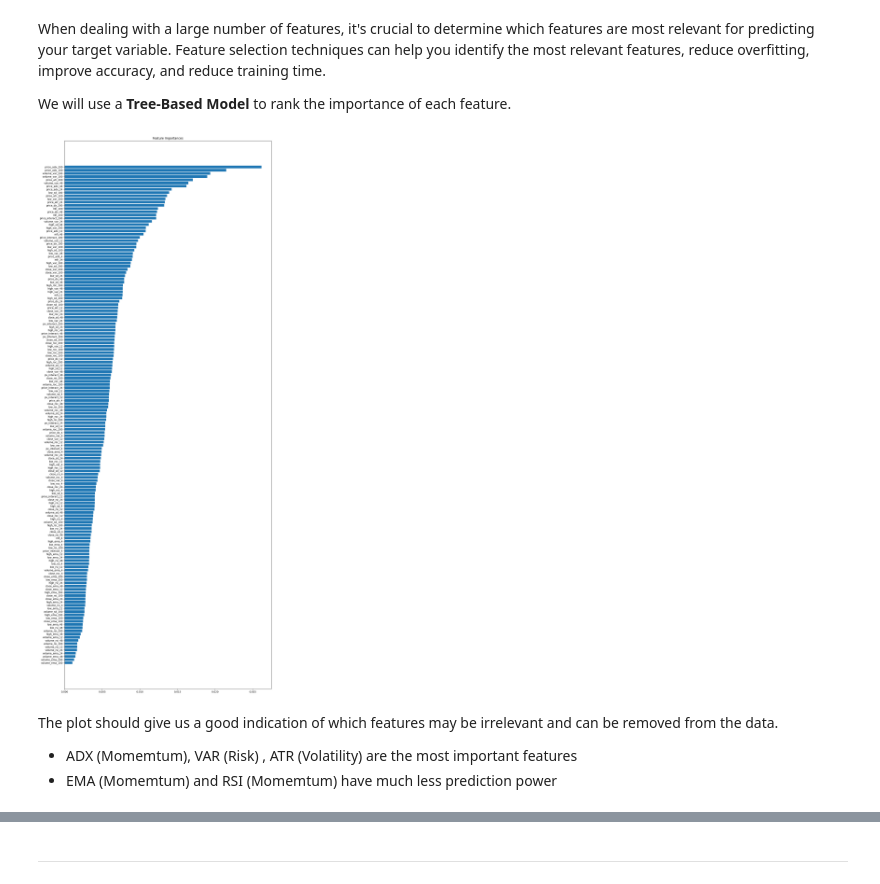
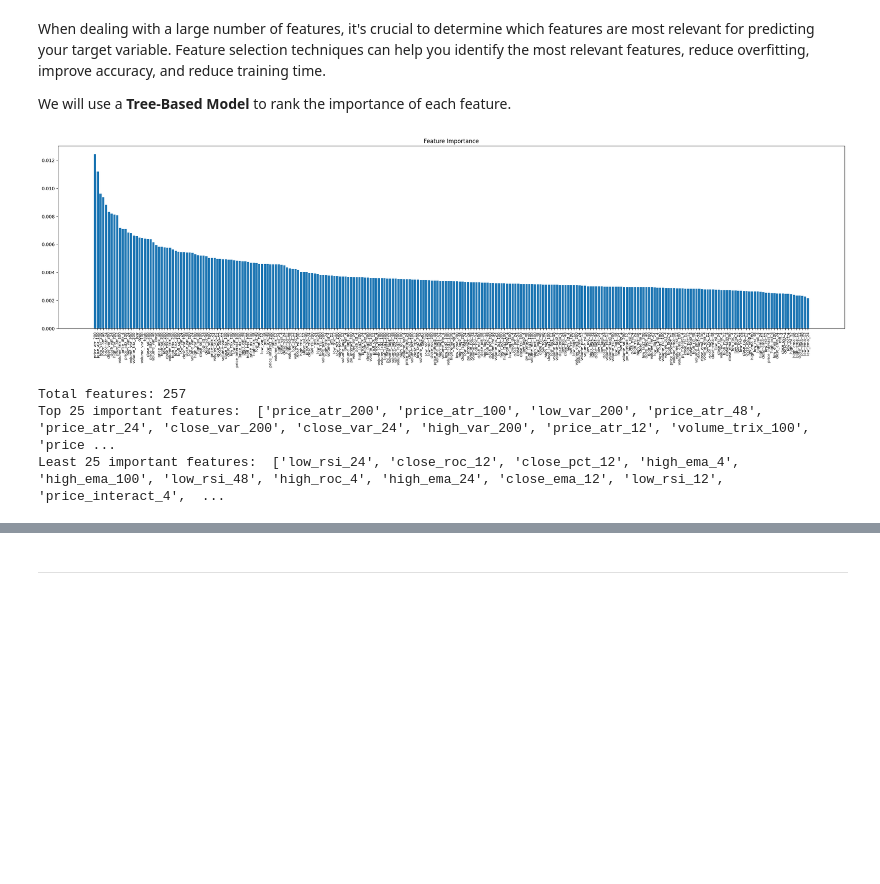
Before and after one commit to natapone/btc_live_price_prediction, a Jupyter notebook: 02_feature_eng_and_model.ipynb, the cells around one changed output, grey strips where cells are left out. Saved outputs shown, nothing was run; the diff lists cells and outputs as text; code cells hidden in the pictures; blank space fills up the shorter version.

```diff
--- a/02_feature_eng_and_model.ipynb
+++ b/02_feature_eng_and_model.ipynb
@@ -97,19 +101,19 @@ import warnings
 
 
 def get_features(df):
-    # df = read_hist_data()
 
     # List of periods
     periods = [4, 12, 24, 48, 100, 200]
-    # periods = [4]
     inputs = ['high', 'low', 'close', 'volume']
-    # inputs = ['high', 'low', 'close']
 
 
     # loop periods and inputs
     for period in periods:
         for input in inputs:
             # Generate indicators
+
+            # % of change
+            df[f'{input}_pct_{period}'] = df[input].pct_change(periods=period) * 100
 
             # % of ema
             pct_ema = talib.EMA(df[input].values, timeperiod=period)
@@ -130,6 +134,17 @@ def get_features(df):
 
             # VAR
             df[f'{input}_var_{period}'] = talib.VAR(df[input].values, timeperiod=period)
+
+            # Lagged
+
+            # pct change - lagged 1
+            df[f'{input}_lag1_{period}'] = df[f'{input}_pct_{period}'].shift(1)
+
+            # pct change - lagged 2
+            df[f'{input}_lag2_{period}'] = df[f'{input}_pct_{period}'].shift(2)
+
+
+
 
 
         # Multiple inputs indicators
@@ -156,7 +171,6 @@ def get_features(df):
 
 # to predict if the price will go up (+1%) or down (-1%) in the next 10 periods
 def get_target_next_close(df, target_shift = 10):
-    # df = get_features()
 
     target_treshold = 0.01
     conditions = [
@@ -237,19 +235,0 @@ importances = model.feature_importances_
-# %%
-import matplotlib.pyplot as plt
-import seaborn as sns
-
-feature_names = X.columns
-indices = np.argsort(importances)[::-1]
-
-plt.figure(figsize=(15, 40))
-plt.title("Feature Importances")
-plt.barh(range(X.shape[1]), importances[indices], align="center")
-plt.yticks(range(X.shape[1]), [feature_names[i] for i in indices])
-plt.gca().invert_yaxis()
-plt.show()
-# %% [output]
-[figure, removed]
-# %% [markdown]
-The plot should give us a good indication of which features may be irrelevant and can be removed from the data.
-- ADX (Momemtum), VAR (Risk) , ATR (Volatility) are the most important features
-- EMA (Momemtum) and RSI (Momemtum) have much less prediction power
@@ -255,0 +262,29 @@ The plot should give us a good indication of which features may be irrelevant an
+# %%
+# Create a plot
+plt.figure(figsize=(30, 7))
+
+# Create plot title
+plt.title("Feature Importance")
+
+# Add bars for each feature, small font size to fit the features
+plt.bar(range(X.shape[1]), feature_importances[indices] )
+
+# Add feature names as x-axis labels
+plt.xticks(range(X.shape[1]), feature_names, rotation=90, fontsize = 8)
+
+# Show plot
+plt.show()
+
+# print total features
+print(f'Total features: {len(feature_names)}')
+
+# print most important 25 features
+print("Top 25 important features: ", feature_names[:25])
+
+# print least important 25 features
+print("Least 25 important features: ", feature_names[-25:])
+# %% [output]
+[figure, added]
+Total features: 257
+Top 25 important features:  ['price_atr_200', 'price_atr_100', 'low_var_200', 'price_atr_48', 'price_atr_24', 'close_var_200', 'close_var_24', 'high_var_200', 'price_atr_12', 'volume_trix_100', 'price ...
+Least 25 important features:  ['low_rsi_24', 'close_roc_12', 'close_pct_12', 'high_ema_4', 'high_ema_100', 'low_rsi_48', 'high_roc_4', 'high_ema_24', 'close_ema_12', 'low_rsi_12', 'price_interact_4',  ...
```
Also changed, not shown: parts of 34 cells of this notebook.
